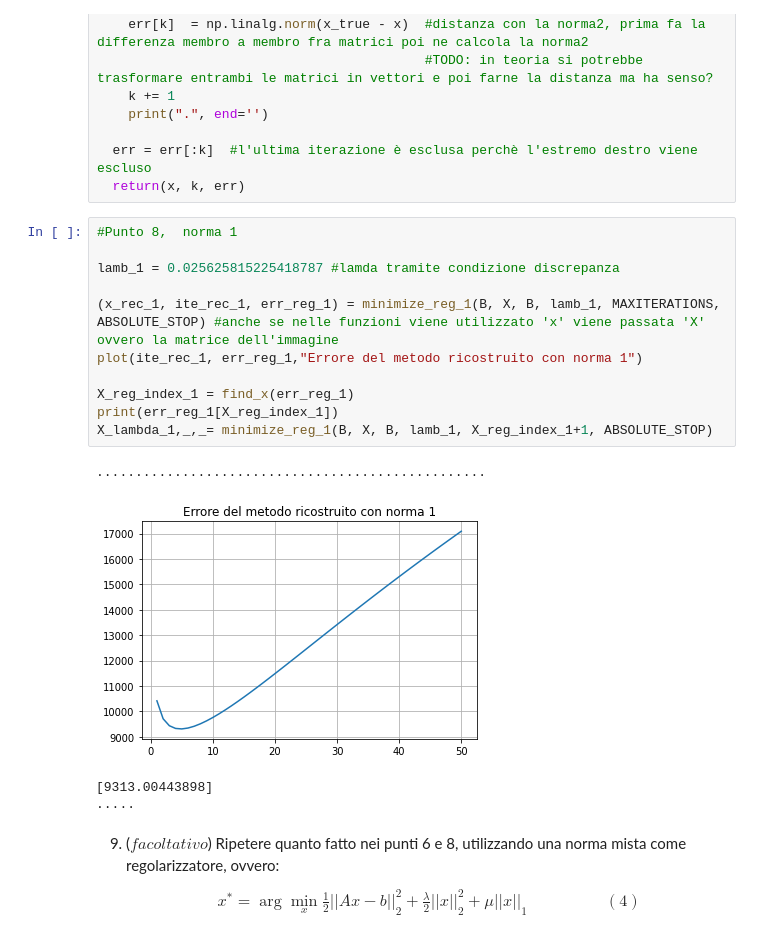
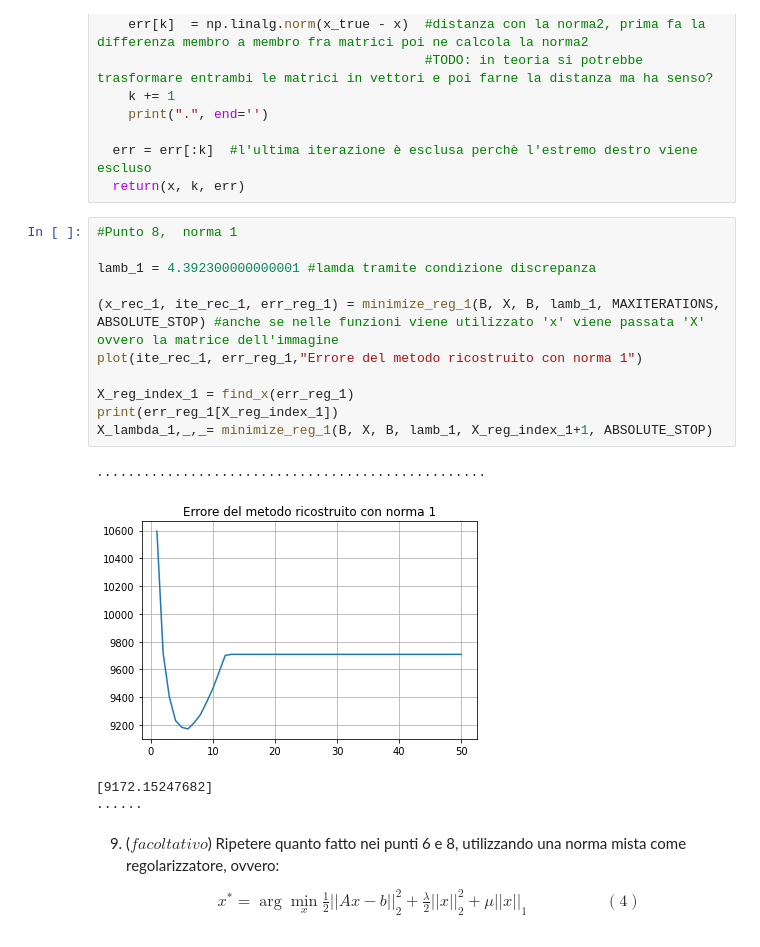
Before and after one commit to lucadonnoh/progetto-deblur, a Jupyter notebook: Progetto_Deblur_CN.ipynb, the cells around one changed output. Drawn from its saved outputs; the diff is of its cells as text.

```diff
--- a/Progetto_Deblur_CN.ipynb
+++ b/Progetto_Deblur_CN.ipynb
@@ -359,19 +359,19 @@ def minimize_reg_1(x0, x_true, b, lamb, maxit, abstop):
 # %%
 #Punto 8,  norma 1
 
-lamb_1 = 0.025625815225418787 #lamda tramite condizione discrepanza
+lamb_1 = 4.392300000000001 #lamda tramite condizione discrepanza
 
 (x_rec_1, ite_rec_1, err_reg_1) = minimize_reg_1(B, X, B, lamb_1, MAXITERATIONS, ABSOLUTE_STOP) #anche se nelle funzioni viene utilizzato 'x' viene passata 'X' ovvero la matrice dell'immagine
 plot(ite_rec_1, err_reg_1,"Errore del metodo ricostruito con norma 1")
 
 X_reg_index_1 = find_x(err_reg_1)
 print(err_reg_1[X_reg_index_1])
 X_lambda_1,_,_= minimize_reg_1(B, X, B, lamb_1, X_reg_index_1+1, ABSOLUTE_STOP)
 # %% [output]
 ..................................................
-[figure, old version]
+[figure, new version]
-[9313.00443898]
-.....
+[9172.15247682]
+......
 # %% [markdown]
 9. ($\textit{facoltativo}$) Ripetere quanto fatto nei punti 6 e 8, utilizzando una norma mista come regolarizzatore, ovvero:
 \begin{align*}
```
Also changed, not shown: parts of 5 cells of this notebook.
